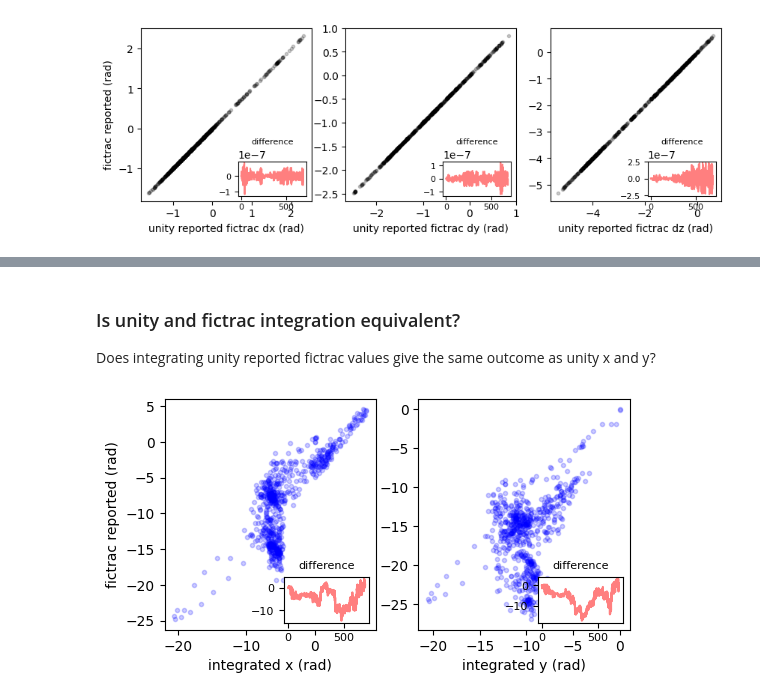
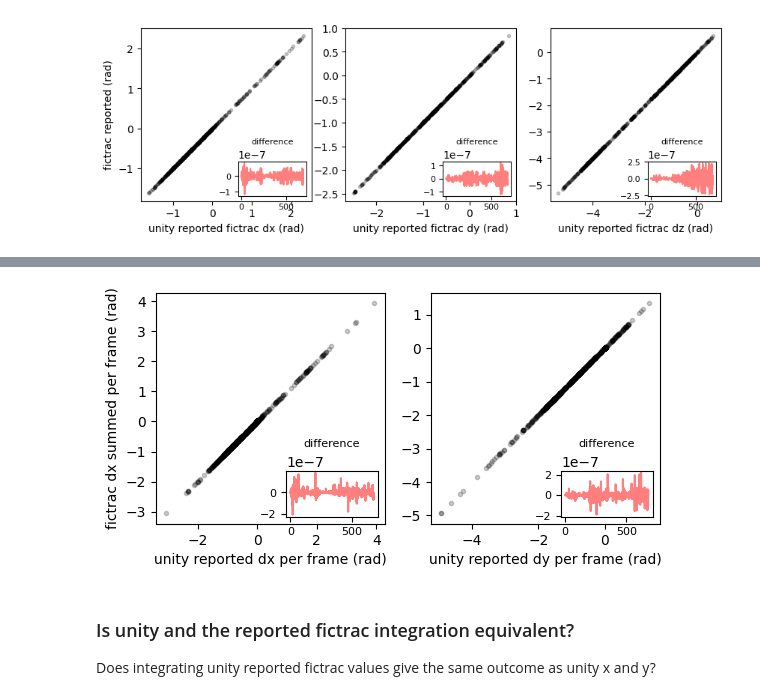
Before and after one commit to AishaHamid201/unityvr_SC, a Jupyter notebook: unityvr/scripts/unityFictracIntegrationTest.ipynb, the cells around one changed output, grey strips where cells are left out. Drawn from its saved outputs; the diff is of its cells as text; code cells hidden in the pictures.

```diff
--- a/unityvr/scripts/unityFictracIntegrationTest.ipynb
+++ b/unityvr/scripts/unityFictracIntegrationTest.ipynb
@@ -230,7 +242,7 @@ Why is it different from what the reported integrated estimate?
 # %% [markdown]
 Unity logs fictrac values if required (check log fictrac box). These fictrac values can be compared to the fictrac values in the data file.
 # %%
-unityDf = pd.merge(posDf, uvrTest.ftDf, on='frame', how='right', suffixes=('_unity', '_fictrac')).rename(columns={'dz':'dz_fictrac'})
+unityDf = pd.merge(uvrTest.posDf, uvrTest.ftDf, on='frame', how='right', suffixes=('_unity', '_fictrac')).rename(columns={'dz':'dz_fictrac'})
 # %%
 fig, ax = plt.subplots(1,3,figsize = (10,3))
 for d, dim_str in enumerate(['dx', 'dy', 'dz']):
@@ -248,3 +265,21 @@ for d, dim_str in enumerate(['dx', 'dy', 'dz']):
+# %%
+sumFtDf = unityDf.copy().groupby('frame')[['dx_fictrac', 'dy_fictrac', 'dz_fictrac']].sum().reset_index()
+allFrameDf = pd.merge(sumFtDf, pd.DataFrame(np.arange(sumFtDf['frame'].values.min(), sumFtDf['frame'].values.max()+1), columns = ['frame']), how = 'right', on = 'frame').fillna(0.0)
+# %%
+uniqueFrameDf = pd.merge(uvrTest.posDf, allFrameDf, on='frame', how='inner').rename(columns = {'dx':'dy', 'dy':'dx'})
+# %%
+fig, ax = plt.subplots(1,2,figsize = (6.5,3))
+for d, dim_str in enumerate(['dx', 'dy']):
+    ax[d].plot(uniqueFrameDf[dim_str+'_fictrac'], uniqueFrameDf[dim_str]/uvrTest.metadata['ballRad'], 'k.', alpha=0.2);
+    ax[d].set_xlabel(f'unity reported {dim_str} per frame (rad)')
+    if d<1: ax[d].set_ylabel(f'fictrac dx summed per frame (rad)');
+
+    ax_inset = inset_axes(ax[d], width="40%", height="20%", loc="lower right")  # Adjust size and position
+    ax_inset.plot(uniqueFrameDf[dim_str+'_fictrac']-uniqueFrameDf[dim_str]/uvrTest.metadata['ballRad'], color="red", alpha=0.5)
+    ax_inset.set_title("difference", fontsize=8)
+    ax_inset.tick_params(axis='both', which='major', labelsize=8)
+# %% [output]
+[figure, added]
 # %% [markdown]
-### Is unity and fictrac integration equivalent?
+### Is unity and the reported fictrac integration equivalent?
 Does integrating unity reported fictrac values give the same outcome as unity x and y?
@@ -258,14 +285,0 @@ unityDf['rescaled_y'] = -unityDf['y']/uvrTest.metadata['ballRad']
-# %%
-fig, ax = plt.subplots(1,2,figsize = (6,3))
-for d, dim_str in enumerate(['x', 'y']):
-    ax[d].plot(unityDf['integrated_'+dim_str], unityDf['rescaled_'+dim_str], 'b.', alpha=0.2);
-    ax[d].set_xlabel(f'integrated {dim_str} (rad)')
-    if d<1: ax[d].set_ylabel(f'fictrac reported (rad)');
-
-    from mpl_toolkits.axes_grid1.inset_locator import inset_axes
-    ax_inset = inset_axes(ax[d], width="40%", height="20%", loc="lower right")  # Adjust size and position
-    ax_inset.plot(unityDf['rescaled_'+dim_str]-unityDf['integrated_'+dim_str], color="red", alpha=0.5)
-    ax_inset.set_title("difference", fontsize=8)
-    ax_inset.tick_params(axis='both', which='major', labelsize=8)
-# %% [output]
-[figure, removed]
```
Also changed, not shown: parts of 34 cells of this notebook, 1 other file.
